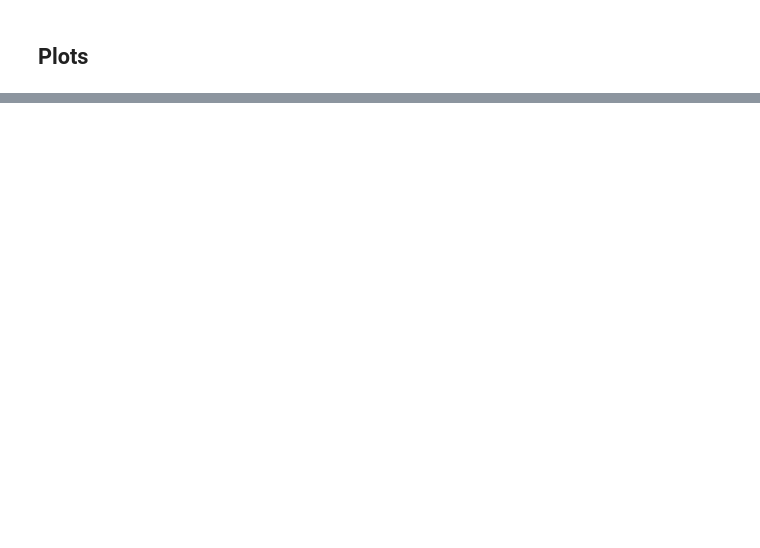
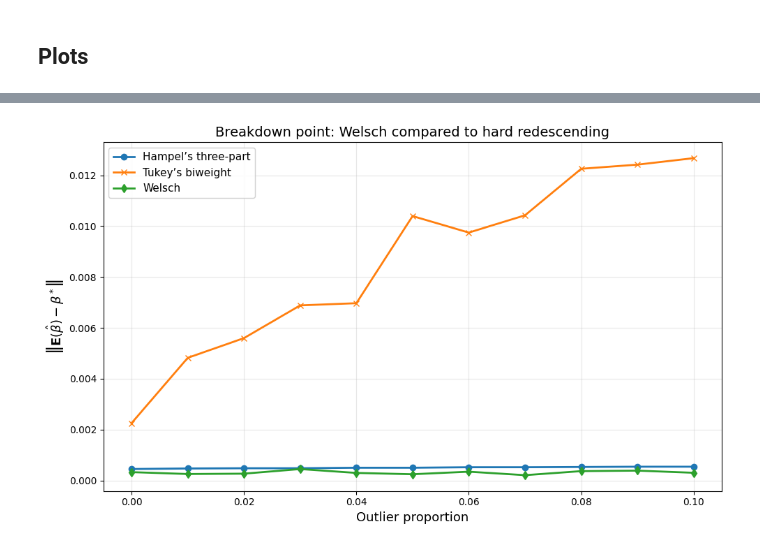
Before and after one commit to ilyeshammouda/Robust-Regression-under-Adversarial-Contamination-Theory-and-Algorithms-for-the-Welsch-Estimator, a Jupyter notebook: exps.ipynb, the cells around one changed output, grey strips where cells are left out. Saved outputs shown, nothing was run; the diff lists cells and outputs as text; code cells hidden in the pictures; blank space fills up the shorter version.

```diff
--- a/exps.ipynb
+++ b/exps.ipynb
@@ -270,2 +341,2 @@ break_Welsch= pd.read_csv('./break_down_points/break_down_exp_Welsch.csv')
 # %%
-break_down_Welsch_df = pd.DataFrame(break_Welsch, columns=['delta', 'Error', 'std','itterations'])
+break_down_Welsch_df = pd.DataFrame(break_Welsch, columns=['delta', 'Error'])
@@ -276,4 +345,2 @@ break_down_huber_df = pd.DataFrame(break_down_huber, columns=['delta', 'Error',
-# %%
-break_down_tukey=pd.read_csv('./break_down_points/break_down_exp_tukey.csv')
 # %%
-break_down_tukey_df = pd.DataFrame(break_down_tukey, columns=['delta', 'Error', 'std','itterations'])
+break_down_tukey_df = pd.DataFrame(break_down_tukey, columns=['delta', 'Error'])
@@ -283,0 +380,19 @@ break_down_hampel_df = pd.DataFrame(break_down_hampel, columns=['delta', 'Error'
+# %%
+plt.figure(figsize=(10, 6))
+
+plt.plot(break_down_hampel_df['delta'], break_down_hampel_df['Error'],
+         label='Hampel’s three-part', marker='o', linewidth=2)
+plt.plot(break_down_tukey_df['delta'], break_down_tukey_df['Error'],
+         label='Tukey’s biweight', marker='x', linewidth=2)
+plt.plot(break_down_Welsch_df['delta'], break_down_Welsch_df['Error'],
+         label='Welsch', marker='d', linewidth=2)
+
+plt.xlabel('Outlier proportion', fontsize=13)
+plt.ylabel(r'$\left\| \mathbf{E}(\hat{\beta}) - \beta^* \right\|$', fontsize=13)
+plt.title('Breakdown point: Welsch compared to hard redescending', fontsize=14)
+plt.legend(fontsize=11, framealpha=0.9)
+plt.grid(True, alpha=0.3)
+plt.tight_layout()
+plt.show()
+# %% [output]
+[figure, added]
```
Also changed, not shown: parts of 31 cells of this notebook, 6 other files.
